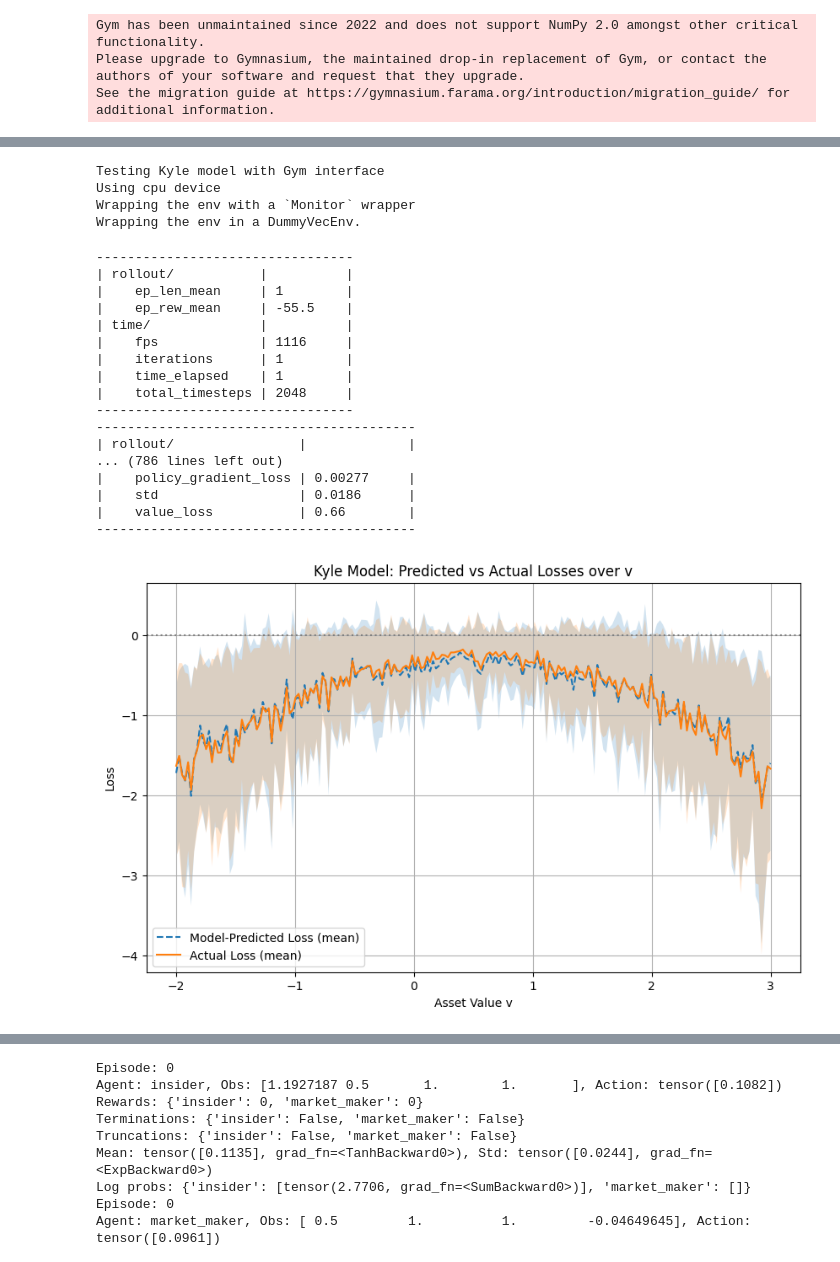
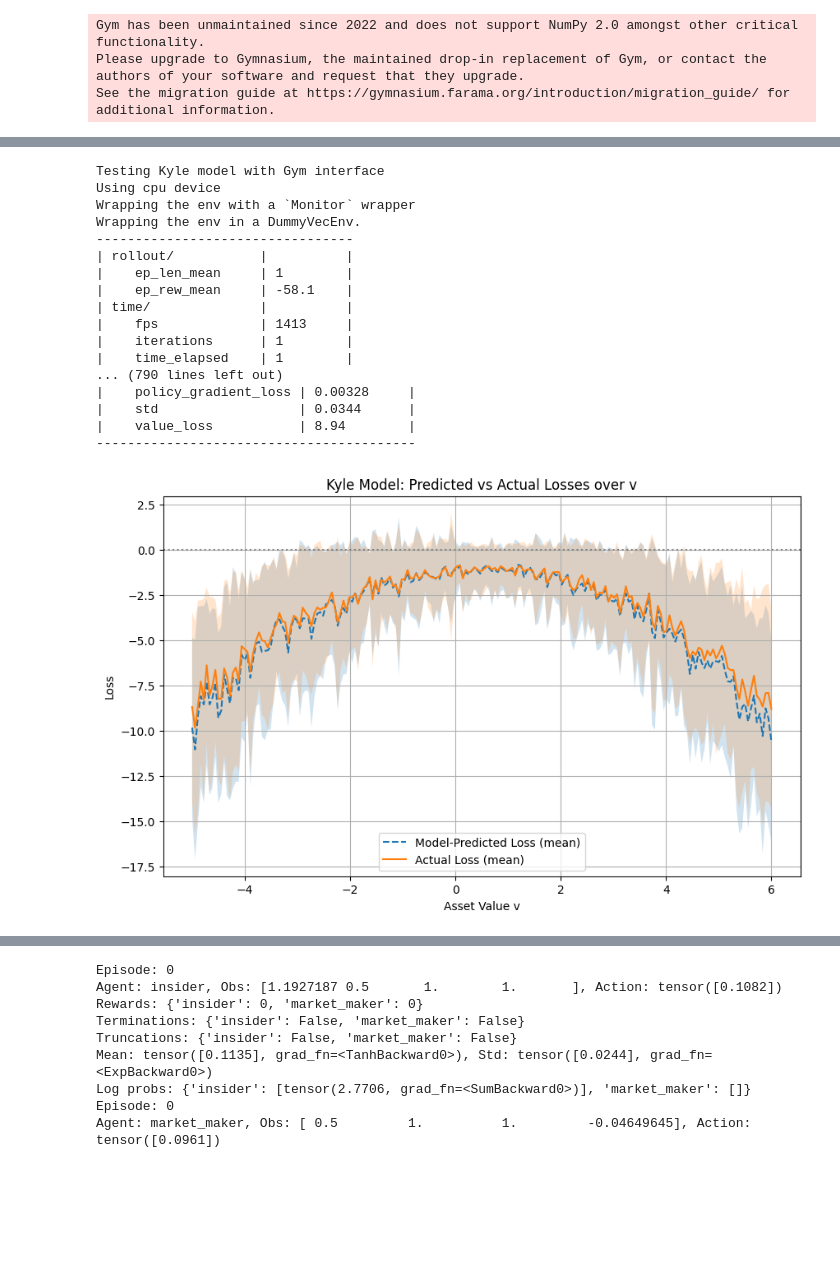
Before and after one commit to kbundaleski9000/msc_project_trading, a Jupyter notebook: project.ipynb, the cells around one changed output, grey strips where cells are left out. Drawn from its saved outputs; the diff is of its cells as text; code cells hidden in the pictures; blank space fills up the shorter version.

```diff
--- a/project.ipynb
+++ b/project.ipynb
@@ -127,7 +122,7 @@ def set_linear_price(y, sigma_v, sigma_u, mean_v):
 class KyleModelEnv(gym.Env):
     metadata = {'render_modes': ['human']}
 
-    def __init__(self, sigma_v=1.0, sigma_u=1.0, p0=0.5, T=1, gamma=0.9):
+    def __init__(self, sigma_v=2.0, sigma_u=1.0, p0=0.5, T=1, gamma=0.9):
         super(KyleModelEnv, self).__init__()
 
         self.sigma_v = sigma_v
@@ -230,7 +225,7 @@ model_insider = PPO(
 
 )
 
-model_insider.learn(total_timesteps=45_000)
+model_insider.learn(total_timesteps=55_000)
 
 # Test trained agent
 obs = env_insider.reset()
@@ -306,8 +301,7 @@ def evaluate_profits(env, start_point, end_point, model, num_points = 100, num_t
     return predicted_profits, actual_profits
 
 
-def plot_profits(predicted_profits, actual_profits, values, predicted_mean, predicted_std,
-                                                                 actual_mean, actual_std):
+def plot_profits(values, predicted_mean, predicted_std, actual_mean, actual_std):
     # Plot
     plt.figure(figsize=(10, 6))
     plt.plot(values, predicted_mean, label="Model-Predicted Profit (mean)", linestyle='--')
@@ -342,6 +336,5 @@ predicted_std = predicted.std(axis=0)
 actual_mean = actual.mean(axis=0)
 actual_std = actual.std(axis=0)
 
-plot_profits(predicted, actual, values, predicted_mean, predicted_std,
-                                                                 actual_mean, actual_std)
+plot_profits(values, predicted_mean, predicted_std, actual_mean, actual_std)
 # %% [output]
@@ -361,6 +354,5 @@ predicted_std = predicted.std(axis=0)
 actual_mean = actual.mean(axis=0)
 actual_std = actual.std(axis=0)
 
-plot_profits(predicted, actual, values, predicted_mean, predicted_std,
-                                                                 actual_mean, actual_std)
+plot_profits(values, predicted_mean, predicted_std, actual_mean, actual_std)
 # %% [output]
@@ -431,7 +423,7 @@ plot_model(predicted, actual, values, predicted, actual)
 class KyleModelEnvMM(gym.Env):
     metadata = {'render_modes': ['human']}
 
-    def __init__(self, sigma_v=1.0, sigma_u=1.0, p0=0.5, T=1, gamma=0.9):
+    def __init__(self, sigma_v=2.0, sigma_u=1.0, p0=0.5, T=1, gamma=0.9):
         super(KyleModelEnvMM, self).__init__()
 
         self.sigma_v = sigma_v
@@ -529,8 +521,9 @@ clip_range_schedule = get_linear_fn(start=0.3, end=0.2, end_fraction=0.9)
 
 
 policy_kwargs = dict(
-    net_arch=[64,64]
+    net_arch=dict(pi=[64], vf=[64])  # Separate networks
 )
+
 
 model_mm = PPO(
     "MultiInputPolicy",
@@ -553,23 +546,19 @@ Testing Kyle model with Gym interface
 Using cpu device
 Wrapping the env with a `Monitor` wrapper
 Wrapping the env in a DummyVecEnv.
+---------------------------------
+| rollout/           |          |
+|    ep_len_mean     | 1        |
+|    ep_rew_mean     | -58.1    |
+| time/              |          |
+|    fps             | 1413     |
+|    iterations      | 1        |
+|    time_elapsed    | 1        |
+... (790 lines left out)
+|    policy_gradient_loss | 0.00328     |
+|    std                  | 0.0344      |
+|    value_loss           | 8.94        |
+-----------------------------------------
----------------------------------
-| rollout/           |          |
-|    ep_len_mean     | 1        |
-|    ep_rew_mean     | -55.5    |
-| time/              |          |
-|    fps             | 1116     |
-|    iterations      | 1        |
-|    time_elapsed    | 1        |
-|    total_timesteps | 2048     |
----------------------------------
------------------------------------------
-| rollout/                |             |
-... (786 lines left out)
-|    policy_gradient_loss | 0.00277     |
-|    std                  | 0.0186      |
-|    value_loss           | 0.66        |
------------------------------------------
 # %%
 def evaluate_losses(env, start_point, end_point, model, num_points = 100, num_trials = 50):
     values = np.linspace(start_point, end_point, num_points)
@@ -612,60 +601,47 @@ def evaluate_losses(env, start_point, end_point, model, num_points = 100, num_tr
 
             predicted_losses[j][i] = predicted_loss
             actual_losses[j][i] = actual_loss
-            if actual_loss > 20:
-                print(f"beta kyle : {beta_kyle}")
-                print(f"lambda kyle : {lambda_kyle}")
-                print(f"predicted loss : {predicted_loss}")
-                print(f"actual loss : {actual_loss}")
-                print(f"scaled action : {scaled_action}")
-                print(f"kyle price : {kyle_price}")
-                print(f"x : {x}")
-                print(f"y : {y}")
-                print(f"u : {u}")
-                print(f"v : {v}")
 
 
     return predicted_losses, actual_losses
 
 
-def plot_losses(predicted_losses, actual_losses, values, predicted_mean, predicted_std,
-                                                                 actual_mean, actual_std):
+def plot_losses(values, predicted_mean, predicted_std, actual_mean, actual_std):
     # Plot
     plt.figure(figsize=(10, 6))
     plt.plot(values, predicted_mean, label="Model-Predicted Loss (mean)", linestyle='--')
     plt.fill_between(values, predicted_mean - predicted_std, predicted_mean + predicted_std, alpha=0.2)
 
     plt.plot(values, actual_mean, label="Actual Loss (mean)", linestyle='-')
     plt.fill_between(values, actual_mean - actual_std, actual_mean + actual_std, alpha=0.2)
 
     plt.axhline(0, color='gray', linestyle=':')
     plt.xlabel("Asset Value v")
     plt.ylabel("Loss")
     plt.title("Kyle Model: Predicted vs Actual Losses over v")
     plt.legend()
     plt.grid(True)
     plt.show()
 
 
 
 
 
-start_point = -2
-end_point = 3
+start_point = -5
+end_point = 6
 num_points = 200
 num_trials = 100
 predicted, actual = evaluate_losses(env_mm, start_point, end_point, model_mm, num_points)
 values = np.linspace(start_point, end_point, num_points)
 
 # Compute mean and std for each point in linspace
 predicted_mean = predicted.mean(axis=0)
 predicted_std = predicted.std(axis=0)
 
 actual_mean = actual.mean(axis=0)
 actual_std = actual.std(axis=0)
 
-plot_losses(predicted, actual, values, predicted_mean, predicted_std,
-                                                                 actual_mean, actual_std)
+plot_losses(values, predicted_mean, predicted_std, actual_mean, actual_std)
 # %% [output]
-[figure, old version]
+[figure, new version]
 # %%
```
Also changed, not shown: parts of 27 cells of this notebook.
